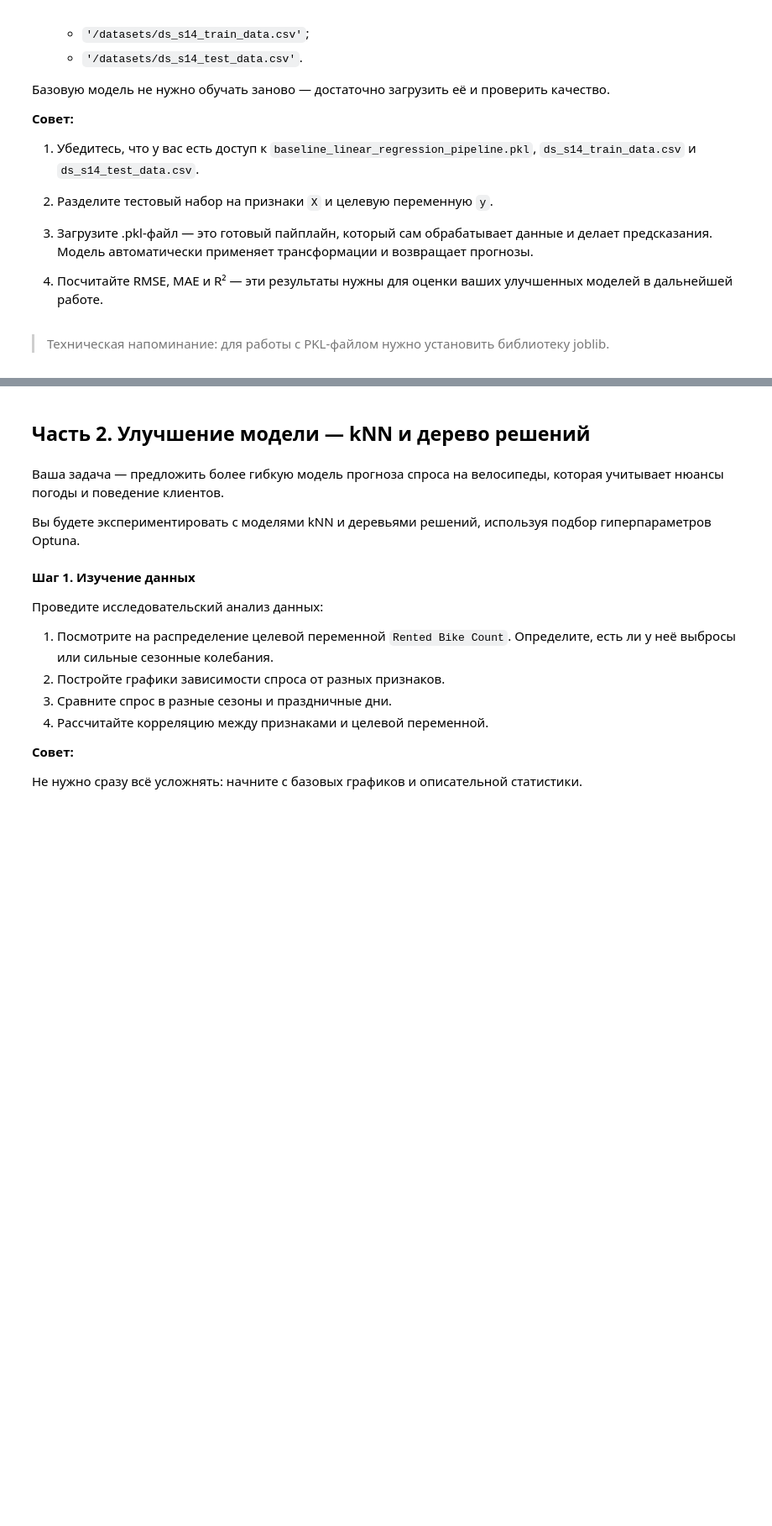
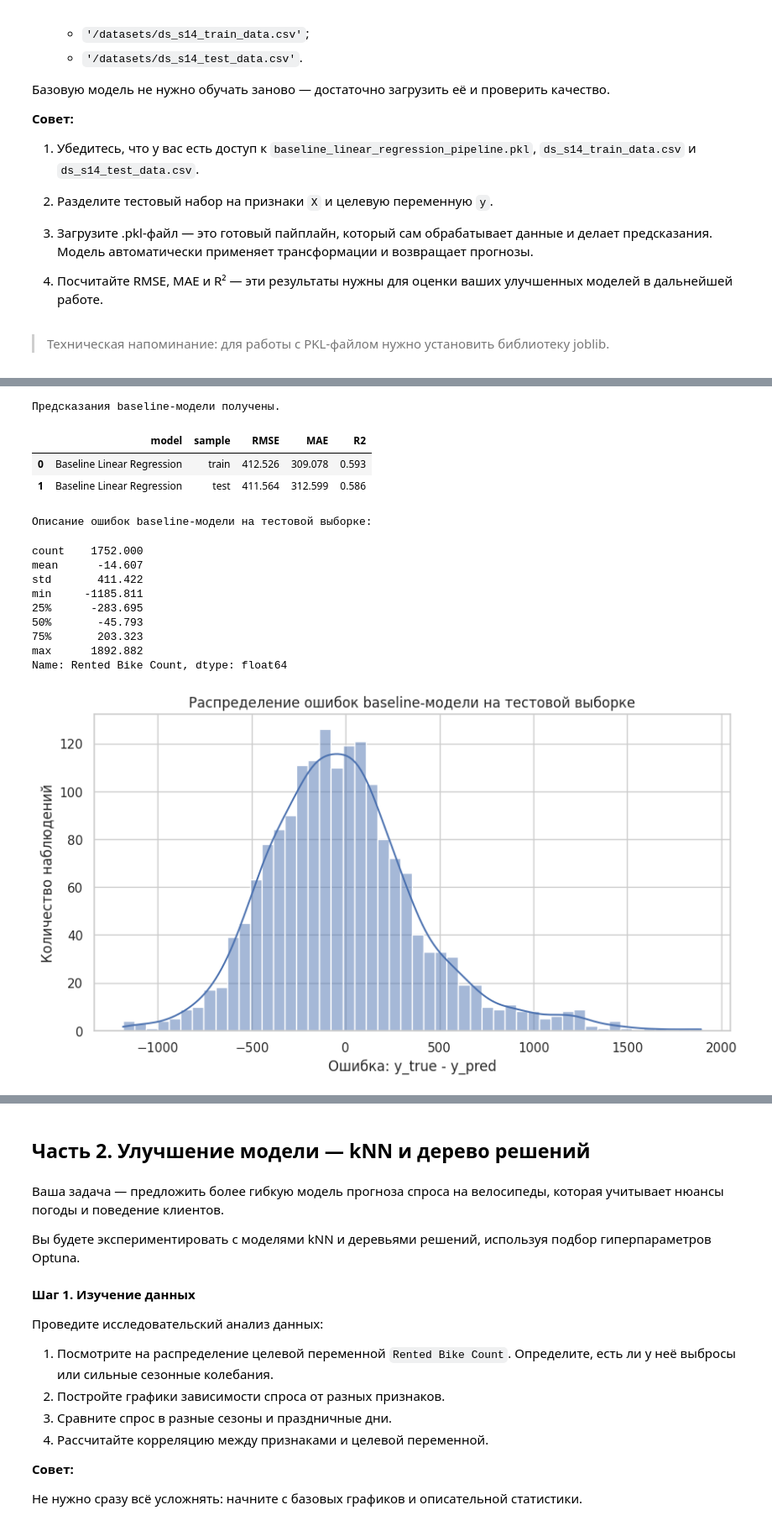
Before and after one commit to 2Myaka2/DataScience_projects, a Jupyter notebook: Project_KNN_TREE.ipynb, the cells around one changed output, grey strips where cells are left out. Shown at 84% size. Drawn from its saved outputs; the diff is of its cells as text; code cells hidden in the pictures; blank space fills up the shorter version.

```diff
--- a/Project_KNN_TREE.ipynb
+++ b/Project_KNN_TREE.ipynb
@@ -148,6 +148,7 @@ sns.set_theme(style="whitegrid")
 
 RANDOM_STATE = 42
 CV_FOLDS = 5
+TARGET = "Rented Bike Count"
 # %%
 # Загрузка данных
 
@@ -333,0 +376,17 @@ memory usage: 171.2+ KB
+# %%
+# Загрузка baseline-модели
+
+baseline_file_name = "baseline_linear_regression_pipeline.pkl"
+
+baseline_model_path = Path("artifacts") / baseline_file_name
+
+if baseline_model_path is None:
+    raise FileNotFoundError(
+        "Файл baseline_linear_regression_pipeline.pkl не найден. "
+        "Проверьте, что он находится в папке artifacts."
+    )
+
+baseline_model = joblib.load(baseline_model_path)
+
+print(f"Baseline-модель загружена из: {baseline_model_path}")
+print(f"Тип объекта: {type(baseline_model)}")
@@ -333,0 +427,58 @@ memory usage: 171.2+ KB
+# %%
+# Получение предсказаний baseline-модели
+
+baseline_train_pred = baseline_model.predict(X_train)
+baseline_test_pred = baseline_model.predict(X_test)
+
+print("Предсказания baseline-модели получены.")
+# %% [output]
+Предсказания baseline-модели получены.
+# %%
+# Расчёт метрик baseline-модели
+
+baseline_metrics = pd.DataFrame(
+    [
+        {
+            "model": "Baseline Linear Regression",
+            "sample": "train",
+            **calculate_metrics(y_train, baseline_train_pred)
+        },
+        {
+            "model": "Baseline Linear Regression",
+            "sample": "test",
+            **calculate_metrics(y_test, baseline_test_pred)
+        }
+    ]
+)
+
+baseline_metrics
+# %% [output]
+|  | model | sample | RMSE | MAE | R2 |
+| 0 | Baseline Linear Regression | train | 412.526 | 309.078 | 0.593 |
+| 1 | Baseline Linear Regression | test | 411.564 | 312.599 | 0.586 |
+# %%
+# Дополнительная проверка распределения ошибок baseline-модели
+
+baseline_test_errors = y_test - baseline_test_pred
+
+print("Описание ошибок baseline-модели на тестовой выборке:")
+display(pd.Series(baseline_test_errors).describe())
+
+plt.figure(figsize=(10, 5))
+sns.histplot(baseline_test_errors, bins=50, kde=True)
+plt.title("Распределение ошибок baseline-модели на тестовой выборке")
+plt.xlabel("Ошибка: y_true - y_pred")
+plt.ylabel("Количество наблюдений")
+plt.show()
+# %% [output]
+Описание ошибок baseline-модели на тестовой выборке:
+count    1752.000
+mean      -14.607
+std       411.422
+min     -1185.811
+25%      -283.695
+50%       -45.793
+75%       203.323
+max      1892.882
+Name: Rented Bike Count, dtype: float64
+[figure, added]
```
Also changed, not shown: parts of 7 cells of this notebook.
